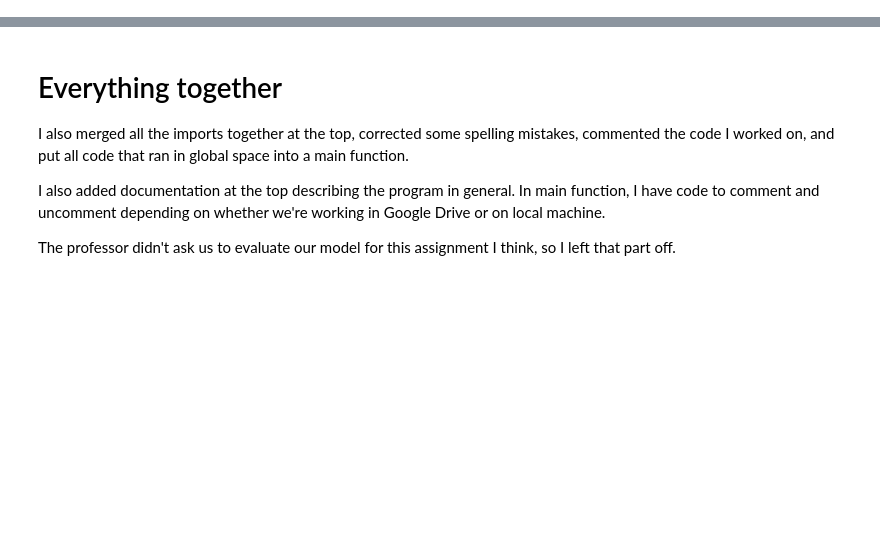
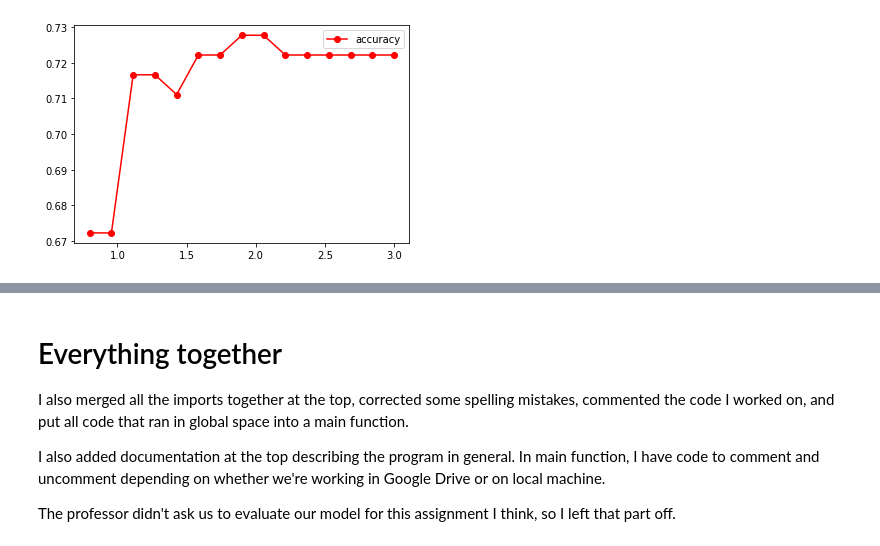
Before and after one commit to RK22000/Rahuls-Another-Motion-Picture-Review-Classifier, a Jupyter notebook: RAMPRC.ipynb, the cells around one changed output, grey strips where cells are left out. Cells and saved outputs as stored; diff of their text form; code cells hidden in the pictures; blank space fills up the shorter version.

```diff
--- a/RAMPRC.ipynb
+++ b/RAMPRC.ipynb
@@ -366,0 +581,4 @@ tester.plot_thresholds(np.linspace(start=0.1, stop=1.5, num=10))
+# %%
+tester.plot_thresholds(np.linspace(start=0.8, stop=3, num=15))
+# %% [output]
+[figure, added]
```
Also changed, not shown: parts of 32 cells of this notebook.
